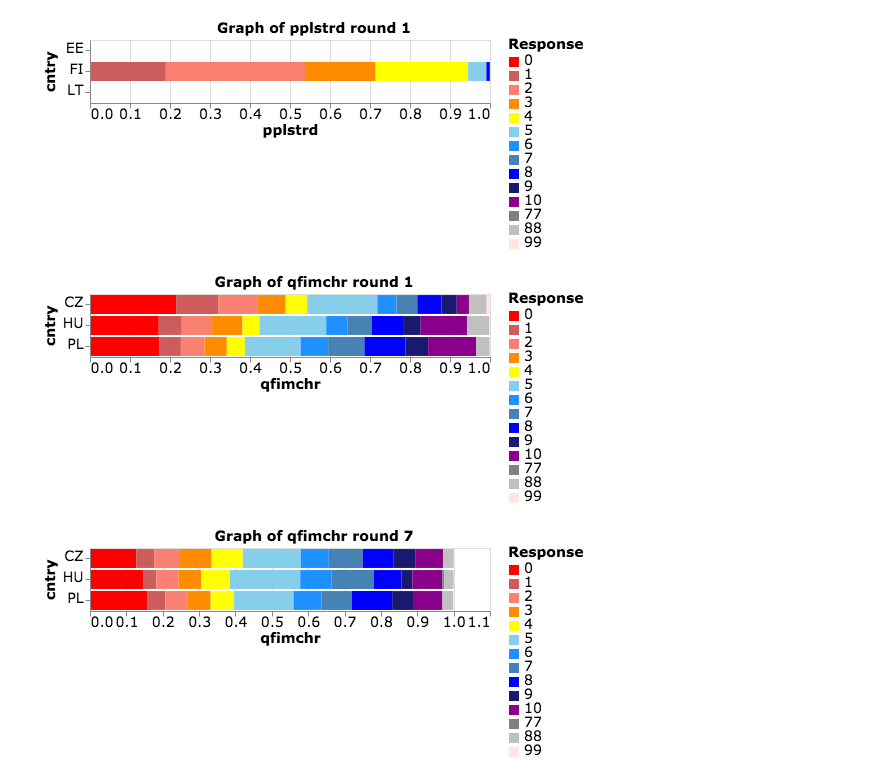
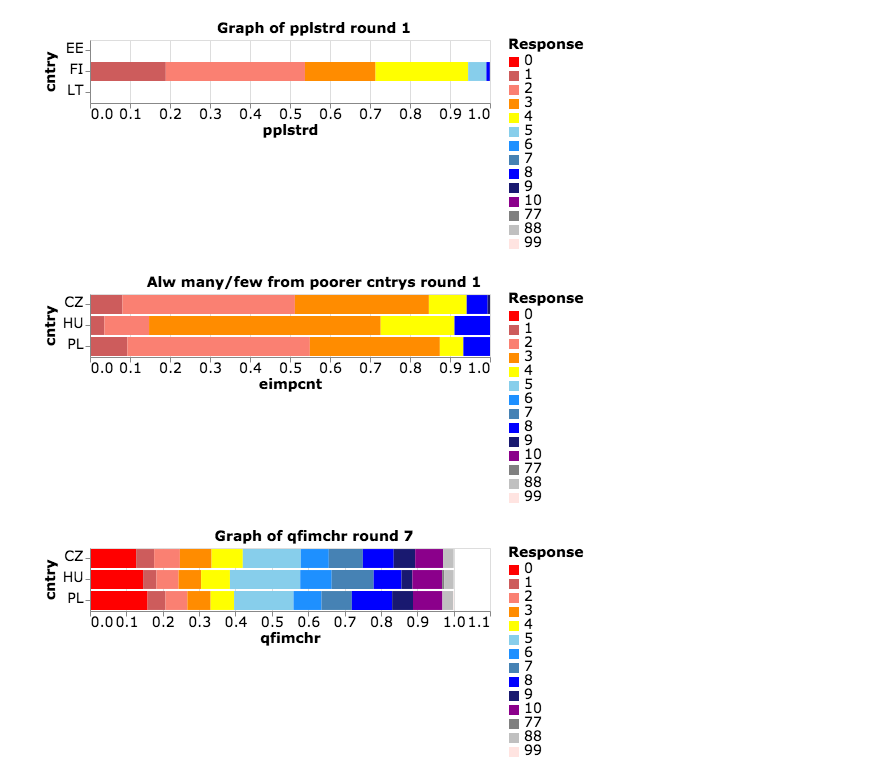
Before and after one commit to agoldhammer/ess, a Jupyter notebook: ESS Immigration.ipynb, the cells around one changed output. Drawn from its saved outputs; the diff is of its cells as text; code cells hidden in the pictures.

```diff
--- a/ESS Immigration.ipynb
+++ b/ESS Immigration.ipynb
@@ -77,9 +62,9 @@ utils.plot_group(imm, BALTIC, 1, 'pplstrd')
 # %% [output]
 [figure]
 # %%
-utils.plot_group(imm, VISEGRAD, 1, 'qfimchr')
+utils.plot_group(imm, VISEGRAD, 1, 'eimpcnt')
 # %% [output]
-[figure, old version]
+[figure, new version]
 # %%
 utils.plot_group(imm, VISEGRAD, 7, 'qfimchr')
 # %% [output]
```
Also changed, not shown: parts of 17 cells of this notebook, 1 other file.
